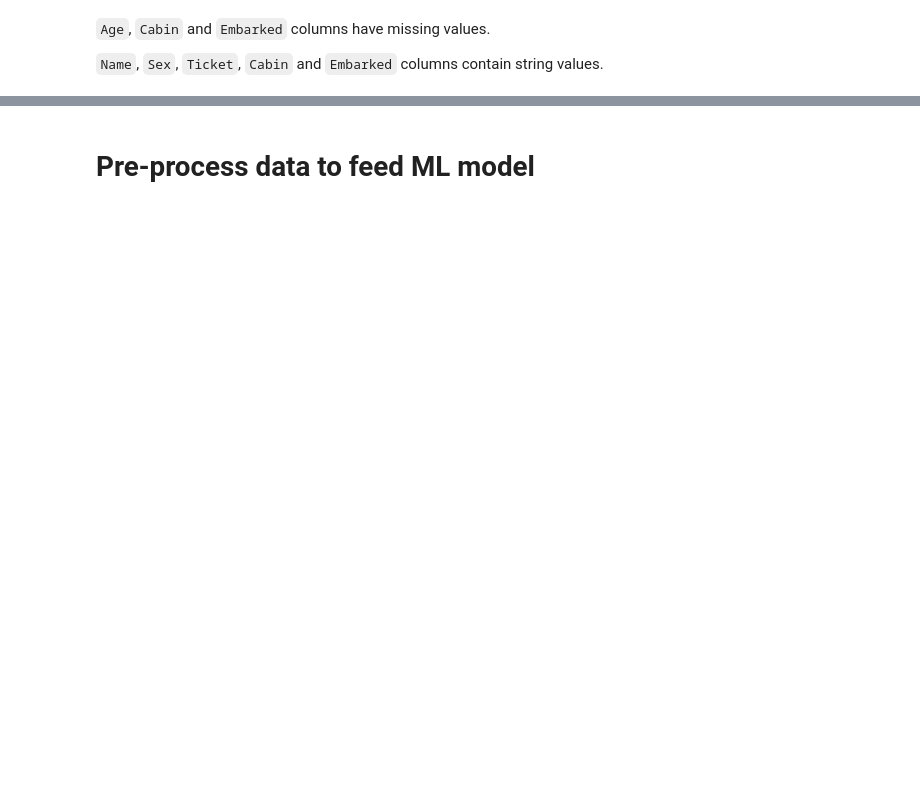
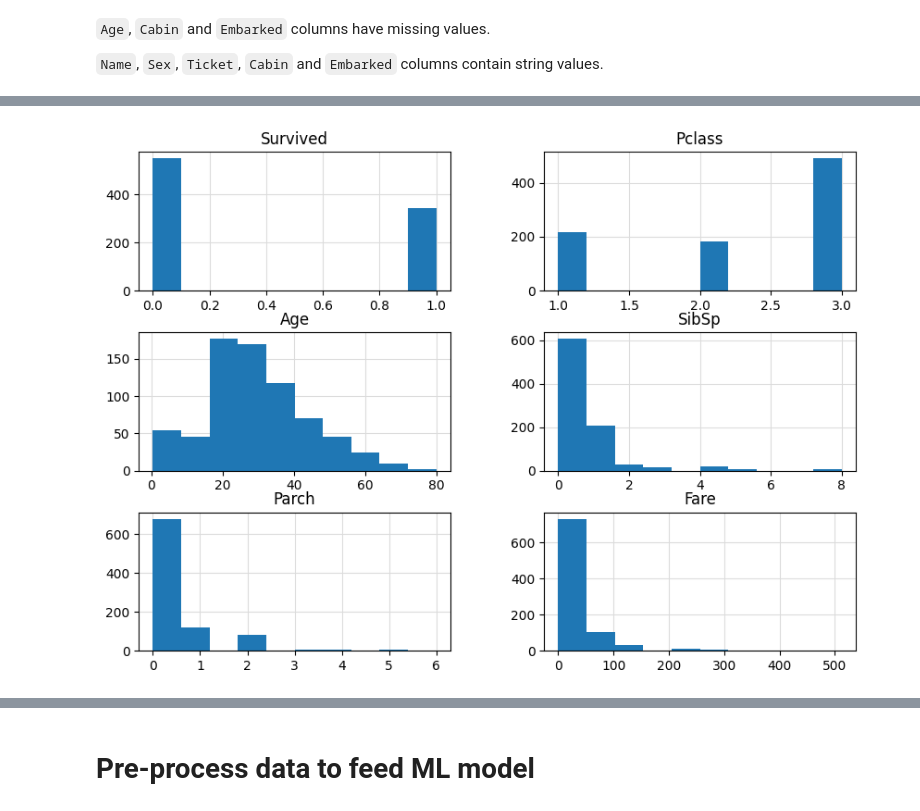
Before and after one commit to mldcastro/kaggle, a Jupyter notebook: src/explore_data.ipynb, the cells around one changed output, grey strips where cells are left out. Drawn from its saved outputs; the diff is of its cells as text; code cells hidden in the pictures; blank space fills up the shorter version.

```diff
--- a/src/explore_data.ipynb
+++ b/src/explore_data.ipynb
@@ -3,6 +3,11 @@ import numpy as np
 import pandas as pd
 import matplotlib.pyplot as plt
 import matplotlib as mpl
+
+
+mpl.rcParams["axes.grid"] = True
+mpl.rcParams["axes.axisbelow"] = True
+mpl.rcParams["grid.color"] = "gainsboro"
 # %% [markdown]
 # Load datasets
 # %%
@@ -57,3 +95,7 @@ for ax in axes.flatten():
+# %%
+axs = train_df.hist(figsize=(10, 7))
+# %% [output]
+[figure, added]
 # %%
 def cmap_hist_by(
     *,
```
Also changed, not shown: parts of 19 cells of this notebook.
